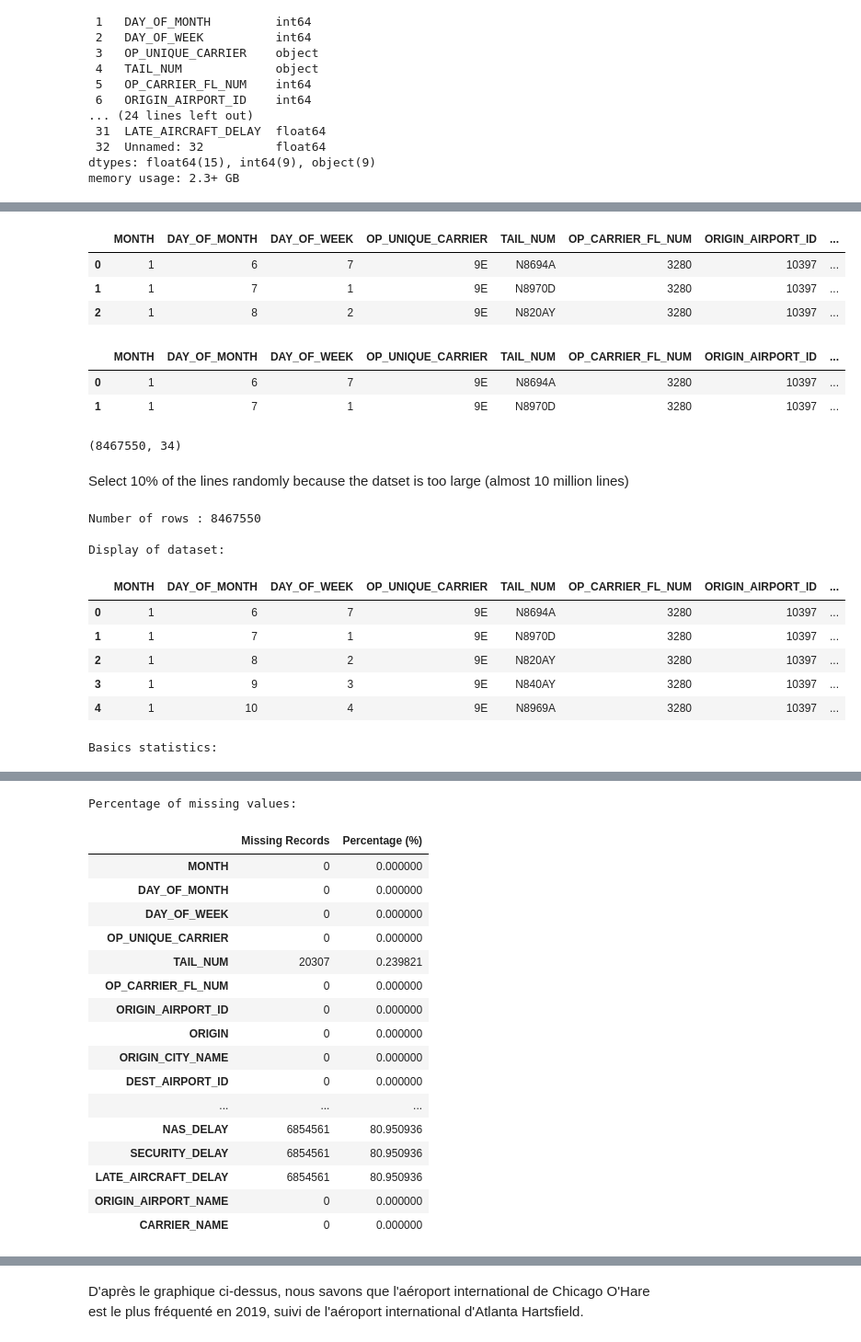
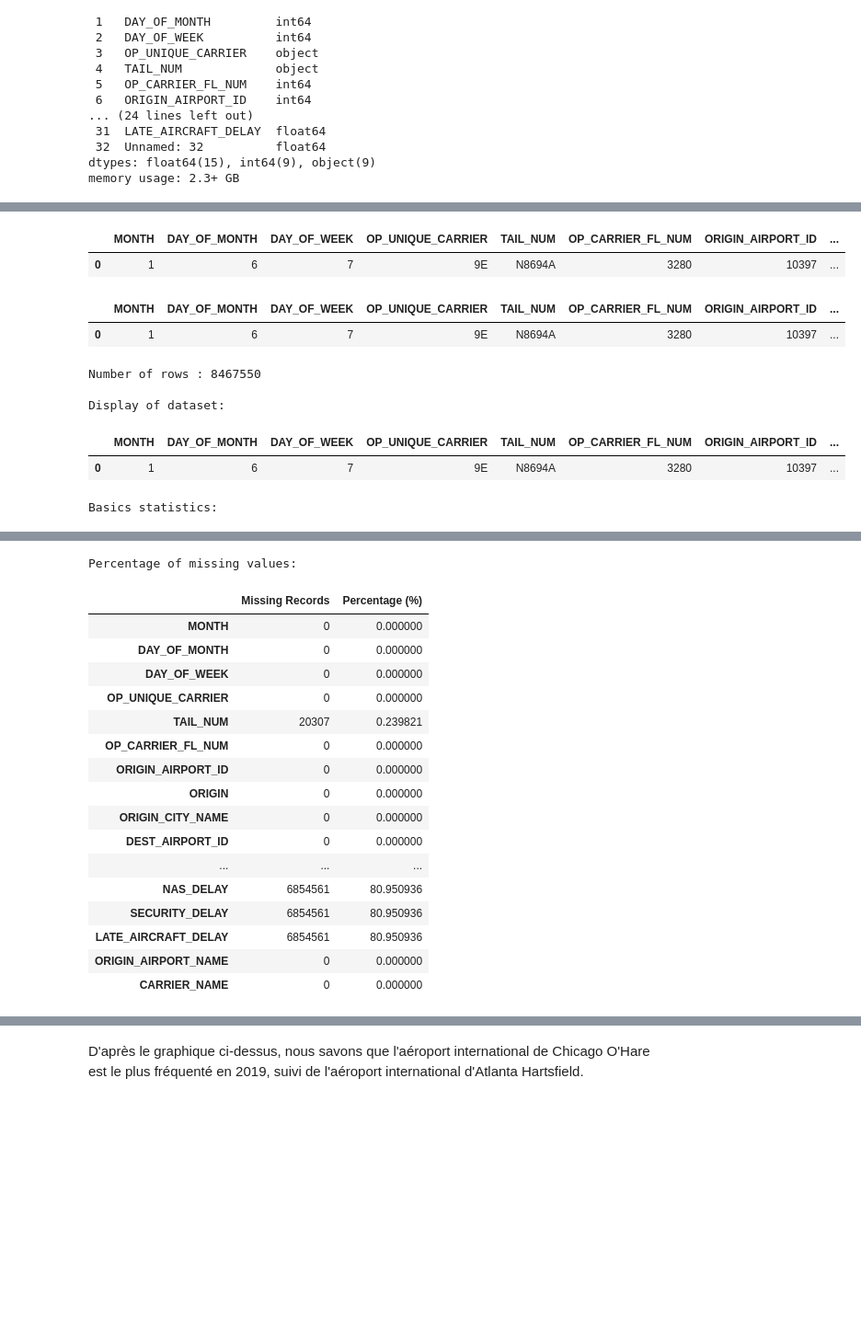
Before and after one commit to loft897/Final-Project-Jedha, a Jupyter notebook: final_project.ipynb, the cells around one changed output, grey strips where cells are left out. Shown at 92% size. Saved outputs shown, nothing was run; the diff lists cells and outputs as text; code cells hidden in the pictures; blank space fills up the shorter version.

```diff
--- a/final_project.ipynb
+++ b/final_project.ipynb
@@ -106,24 +97,15 @@ carriers = pd.read_csv('./assets/CARRIER_DECODE.csv')
 carriers.drop_duplicates(subset=['OP_UNIQUE_CARRIER'], inplace=True)
 df = pd.merge(df, carriers, on='OP_UNIQUE_CARRIER', how='left')
 
-df.head(3)
+df.head(1)
 # %% [output]
 |  | MONTH | DAY_OF_MONTH | DAY_OF_WEEK | OP_UNIQUE_CARRIER | TAIL_NUM | OP_CARRIER_FL_NUM | ORIGIN_AIRPORT_ID | ... |
 | 0 | 1 | 6 | 7 | 9E | N8694A | 3280 | 10397 | ... |
-| 1 | 1 | 7 | 1 | 9E | N8970D | 3280 | 10397 | ... |
-| 2 | 1 | 8 | 2 | 9E | N820AY | 3280 | 10397 | ... |
 # %%
 df = df.drop([ 'Unnamed: 32', 'AIRLINE_ID'], axis=1)
 df = df.rename(columns={'NAME': 'ORIGIN_AIRPORT_NAME'})
 
-df.head(2)
+df.head(1)
 # %% [output]
 |  | MONTH | DAY_OF_MONTH | DAY_OF_WEEK | OP_UNIQUE_CARRIER | TAIL_NUM | OP_CARRIER_FL_NUM | ORIGIN_AIRPORT_ID | ... |
 | 0 | 1 | 6 | 7 | 9E | N8694A | 3280 | 10397 | ... |
-| 1 | 1 | 7 | 1 | 9E | N8970D | 3280 | 10397 | ... |
-# %%
-df.shape
-# %% [output]
-(8467550, 34)
-# %% [markdown]
-Select 10% of the lines randomly because the datset is too large (almost 10 million lines)
@@ -141,30 +112,26 @@ Select 10% of the lines randomly because the datset is too large (almost 10 mill
 # %%
 # Basic stats
 print("Number of rows : {}".format(df.shape[0]))
 print()
 
 print("Display of dataset: ")
-display(df.head())
+display(df.head(1))
 print()
 
 print("Basics statistics: ")
 data_desc = df.describe(include='all')
 display(data_desc)
 print()
 
 print("Percentage of missing values: ")
 
 pd.concat([df.isnull().sum(), 100 * df.isnull().sum()/len(df)], axis=1).rename(columns={0:'Missing Records', 1:'Percentage (%)'})
 # %% [output]
 Number of rows : 8467550
 
 Display of dataset:
 |  | MONTH | DAY_OF_MONTH | DAY_OF_WEEK | OP_UNIQUE_CARRIER | TAIL_NUM | OP_CARRIER_FL_NUM | ORIGIN_AIRPORT_ID | ... |
 | 0 | 1 | 6 | 7 | 9E | N8694A | 3280 | 10397 | ... |
-| 1 | 1 | 7 | 1 | 9E | N8970D | 3280 | 10397 | ... |
-| 2 | 1 | 8 | 2 | 9E | N820AY | 3280 | 10397 | ... |
-| 3 | 1 | 9 | 3 | 9E | N840AY | 3280 | 10397 | ... |
-| 4 | 1 | 10 | 4 | 9E | N8969A | 3280 | 10397 | ... |
 Basics statistics:
 |  | MONTH | DAY_OF_MONTH | DAY_OF_WEEK | OP_UNIQUE_CARRIER | TAIL_NUM | OP_CARRIER_FL_NUM | ORIGIN_AIRPORT_ID | ... |
 | count | 8.467550e+06 | 8.467550e+06 | 8.467550e+06 | 8467550 | 8447243 | 8.467550e+06 | 8.467550e+06 | ... |
```
Also changed, not shown: parts of 116 cells of this notebook, 30 other files.
